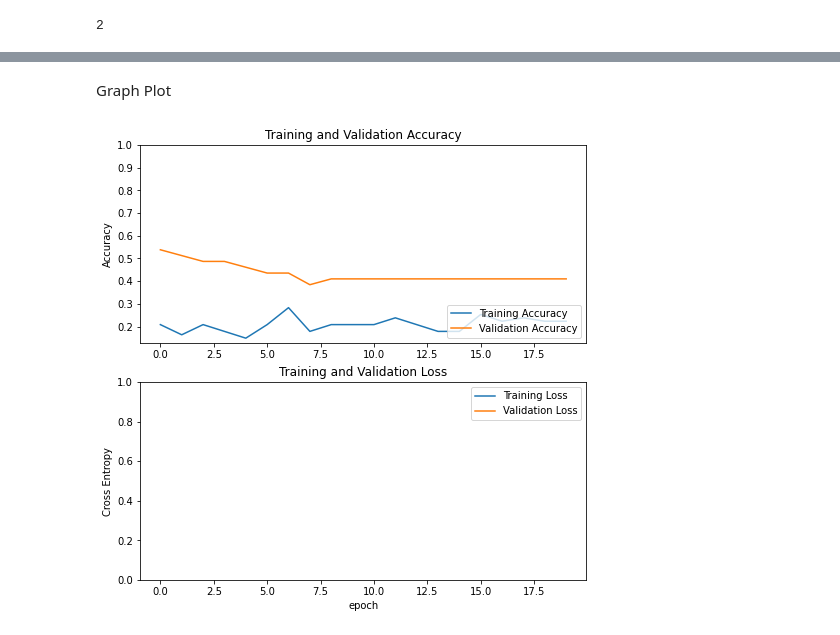
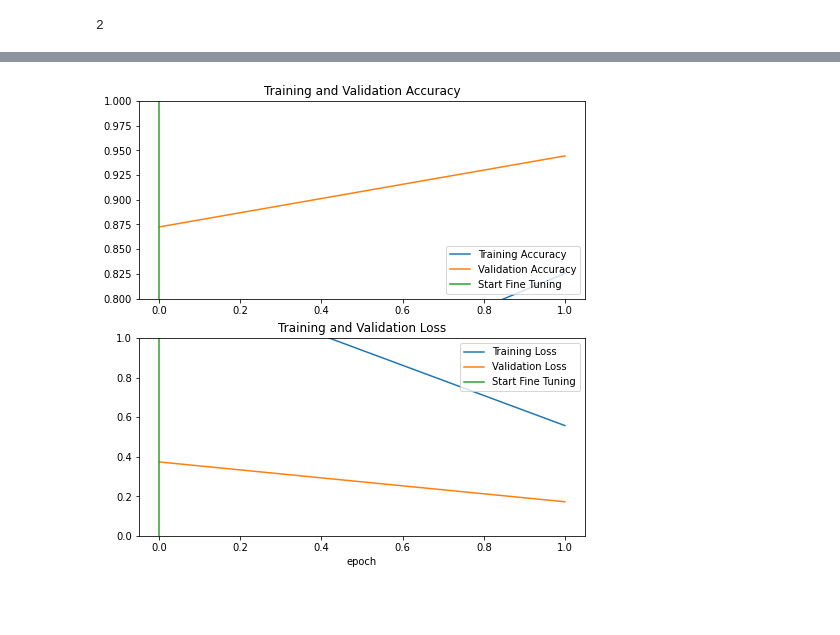
Before and after one commit to Team-Coders-5-O/Smart-compost-bin, a Jupyter notebook: Soil_Classification.ipynb, the cells around one changed output, grey strips where cells are left out. Drawn from its saved outputs; the diff is of its cells as text; code cells hidden in the pictures; blank space fills up the shorter version.

```diff
--- a/Soil_Classification.ipynb
+++ b/Soil_Classification.ipynb
@@ -196,5 +317,5 @@ Model Train
 # %%
-initial_epochs = 20
+initial_epochs = 1
 
 loss0, accuracy0 = model.evaluate(validation_dataset)
 # %% [output]
@@ -201,0 +323,4 @@ loss0, accuracy0 = model.evaluate(validation_dataset)
+# %%
+history = model.fit(train_dataset,
+                    epochs=initial_epochs,
+                    validation_data=validation_dataset)
@@ -208,5 +335,6 @@ initial accuracy: 0.54
 # %%
-history = model.fit(train_dataset,
-                    epochs=initial_epochs,
-                    validation_data=validation_dataset)
+history_fine = model.fit(train_dataset,
+                         epochs=initial_epochs,
+                         initial_epoch=history.epoch[-1],
+                         validation_data=validation_dataset)
 # %% [output]
@@ -230,29 +342,29 @@ Epoch 20/20
-# %% [markdown]
-Graph Plot
+# %%
+acc += history_fine.history['accuracy']
+val_acc += history_fine.history['val_accuracy']
+
+loss += history_fine.history['loss']
+val_loss += history_fine.history['val_loss']
 # %%
-acc = history.history['accuracy']
-val_acc = history.history['val_accuracy']
-
-loss = history.history['loss']
-val_loss = history.history['val_loss']
-
 plt.figure(figsize=(8, 8))
 plt.subplot(2, 1, 1)
 plt.plot(acc, label='Training Accuracy')
 plt.plot(val_acc, label='Validation Accuracy')
+plt.ylim([0.8, 1])
+plt.plot([initial_epochs-1,initial_epochs-1],
+          plt.ylim(), label='Start Fine Tuning')
 plt.legend(loc='lower right')
-plt.ylabel('Accuracy')
-plt.ylim([min(plt.ylim()),1])
 plt.title('Training and Validation Accuracy')
 
 plt.subplot(2, 1, 2)
 plt.plot(loss, label='Training Loss')
 plt.plot(val_loss, label='Validation Loss')
+plt.ylim([0, 1.0])
+plt.plot([initial_epochs-1,initial_epochs-1],
+         plt.ylim(), label='Start Fine Tuning')
 plt.legend(loc='upper right')
-plt.ylabel('Cross Entropy')
-plt.ylim([0,1.0])
 plt.title('Training and Validation Loss')
 plt.xlabel('epoch')
 plt.show()
 # %% [output]
-[figure, old version]
+[figure, new version]
```
Also changed, not shown: parts of 30 cells of this notebook.
